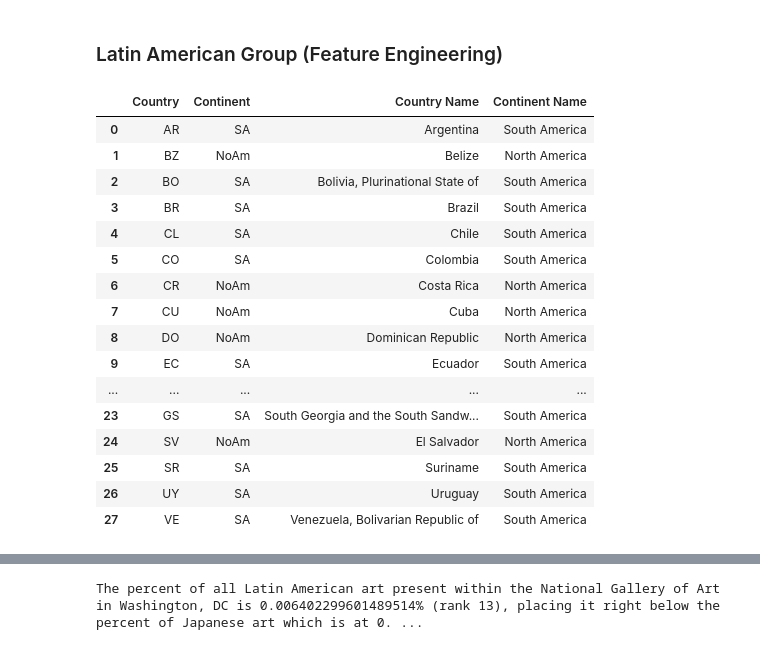
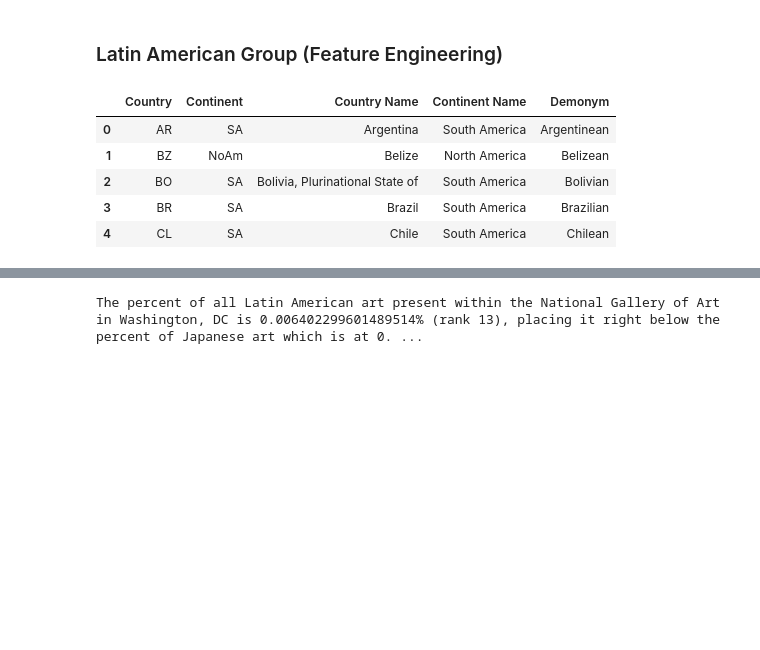
Before and after one commit to Bryan-Az/Art_and_Ai, a Jupyter notebook: scripts/extract_LaArt.ipynb, the cells around one changed output, grey strips where cells are left out. Cells and saved outputs as stored; diff of their text form; code cells hidden in the pictures; blank space fills up the shorter version.

Commit message:
matched extract_LaArt notebook to new script changes, replaced dataset pa_latin_art to follow new script pipe

```diff
--- a/scripts/extract_LaArt.ipynb
+++ b/scripts/extract_LaArt.ipynb
@@ -84,31 +84,20 @@ Latin_in_NA = ['BZ', 'CR', 'CU', 'DO', 'SV', 'GT', 'HT', 'HN', 'JM', 'MX', 'NI',
 latin_in_NA_map = country_and_continent.Country.apply(lambda x: x in Latin_in_NA)
 latin_in_SA_map = country_and_continent.Continent.apply(lambda x: x == 'SA')
 latins = country_and_continent.where(latin_in_SA_map | latin_in_NA_map).dropna()
-latins.name = 'Latin Counties'
+latins.name = 'Latin Countries'
 latins.reset_index(inplace=True, drop=True)
 latins['Country Name'] = latins.Country.apply(pc.country_alpha2_to_country_name)
 # %% [markdown]
 ### Latin American Group (Feature Engineering)
 # %%
-latins
+latins.head()
 # %% [output]
-|  | Country | Continent | Country Name | Continent Name |
-| 0 | AR | SA | Argentina | South America |
-| 1 | BZ | NoAm | Belize | North America |
-| 2 | BO | SA | Bolivia, Plurinational State of | South America |
-| 3 | BR | SA | Brazil | South America |
-| 4 | CL | SA | Chile | South America |
-| 5 | CO | SA | Colombia | South America |
-| 6 | CR | NoAm | Costa Rica | North America |
-| 7 | CU | NoAm | Cuba | North America |
-| 8 | DO | NoAm | Dominican Republic | North America |
-| 9 | EC | SA | Ecuador | South America |
-| ... | ... | ... | ... | ... |
-| 23 | GS | SA | South Georgia and the South Sandw... | South America |
-| 24 | SV | NoAm | El Salvador | North America |
-| 25 | SR | SA | Suriname | South America |
-| 26 | UY | SA | Uruguay | South America |
-| 27 | VE | SA | Venezuela, Bolivarian Republic of | South America |
+|  | Country | Continent | Country Name | Continent Name | Demonym |
+| 0 | AR | SA | Argentina | South America | Argentinean |
+| 1 | BZ | NoAm | Belize | North America | Belizean |
+| 2 | BO | SA | Bolivia, Plurinational State of | South America | Bolivian |
+| 3 | BR | SA | Brazil | South America | Brazilian |
+| 4 | CL | SA | Chile | South America | Chilean |
 # %%
 artist_origin.index = [x[0] for x in list(artist_origin.index)]
 # %%
```
Also changed, not shown: parts of 32 cells of this notebook, 11 other files.
